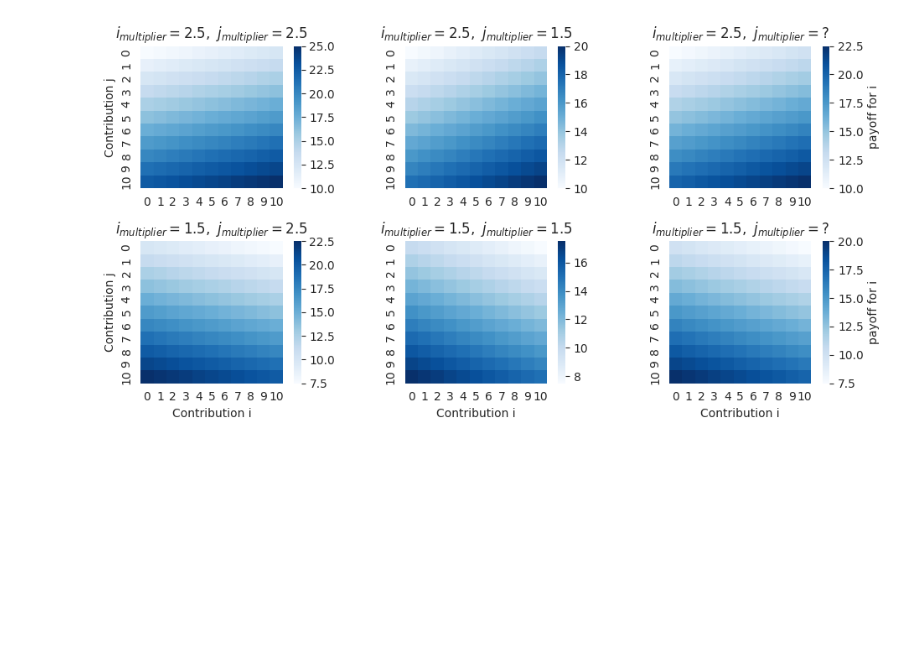
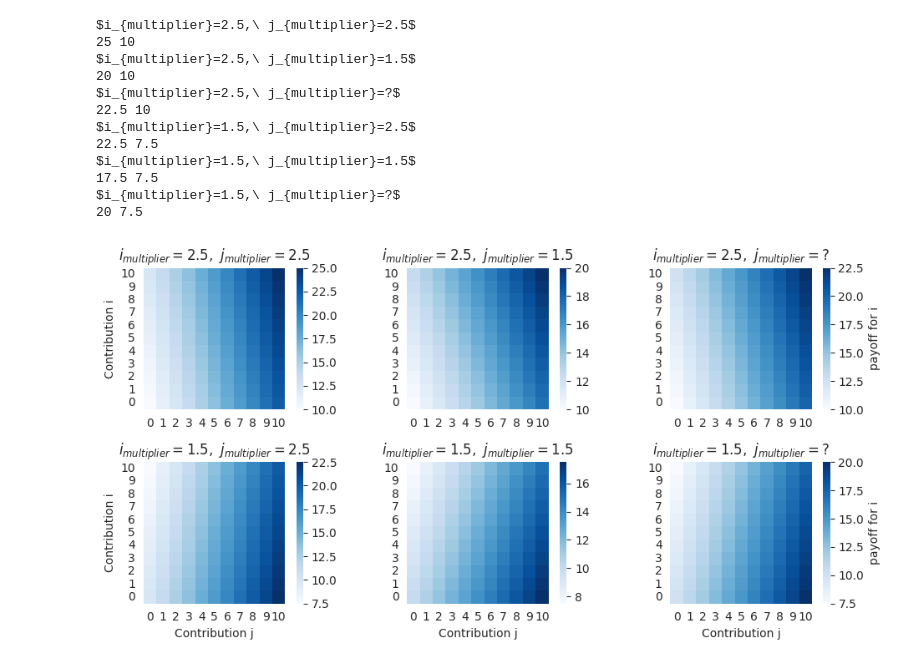
Before and after one commit to bsgarcia/CovidGoodGameAnalysis, a Jupyter notebook: methods.ipynb, the cells around one changed output. Saved outputs shown, nothing was run; the diff lists cells and outputs as text; code cells hidden in the pictures; blank space fills up the shorter version.

```diff
--- a/methods.ipynb
+++ b/methods.ipynb
@@ -12,8 +12,8 @@ def heatmap(good=2.5, bad=1.5, unknown=2):
     vmin = 7.5
     vmax = 25
 
-    labelx = 'Contribution i'
-    labely = 'Contribution j'
+    labelx = 'Contribution j'
+    labely = 'Contribution i'
     cbar_kw = {'label': 'payoff for i'}
     # creating a colormap
     colormap = plt.get_cmap("Blues")
@@ -34,37 +34,53 @@ def heatmap(good=2.5, bad=1.5, unknown=2):
         data = np.zeros((11, 11))
         for i in range(11):
             for j in range(11):
-                data[j, i] = 10 - i + ((i*t1 + j*t2)/2)
+                data[i, j] = 10 - i + ((i*t1 + j*t2)/2)
 
         max_ = data.flatten().max()
         min_ = data.flatten().min()
 
         # if max_ is round number, transform it to int
         max_ = int(max_) if max_ == int(max_)  else max_
         # same for min_
         min_ = int(min_) if min_ == int(min_) else min_
 
         to_display = data.copy().astype('str')
         to_display[(data != max_) & (data != min_)] = ''
         to_display[(data == max_)] = str(max_)
         to_display[(data == min_)] = str(min_)
+        print(title)
+        print(max_, min_)
 
-        sns.heatmap(data, cbar_kws=cbar_kw if count in (3, 6) else {'label': ''},cmap=colormap,  square=True)  #annot=to_display, fmt='',
+        ax = sns.heatmap(data, cbar_kws=cbar_kw if count in (3, 6) else {'label': ''},cmap=colormap,  square=True)  #annot=to_display, fmt='',
+        ax.invert_yaxis()
+        plt.yticks(rotation=0)
         if count > 3:
             plt.xlabel(labelx)
         if count in (1, 4):
             plt.ylabel(labely)
         plt.title(title)
         # plt.show()
 
 sns.set({'figure.figsize': (10, 5)})
 
 heatmap()
 plt.tight_layout()
 plt.savefig('fig/heatmap.svg')
 # data = np.array([[0.000000,0.000000],[-0.231049,0.000000],[-0.231049,0.000000]])
 # labels =  np.array([['A','B'],['C','D'],['E','F']])
 # fig, ax = plt.subplots()
 # ax = sns.heatmap(data, annot = labels, fmt = '')
 # %% [output]
+$i_{multiplier}=2.5,\ j_{multiplier}=2.5$
+25 10
+$i_{multiplier}=2.5,\ j_{multiplier}=1.5$
+20 10
+$i_{multiplier}=2.5,\ j_{multiplier}=?$
+22.5 10
+$i_{multiplier}=1.5,\ j_{multiplier}=2.5$
+22.5 7.5
+$i_{multiplier}=1.5,\ j_{multiplier}=1.5$
+17.5 7.5
+$i_{multiplier}=1.5,\ j_{multiplier}=?$
+20 7.5
-[figure, old version]
+[figure, new version]
```
Also changed, not shown: 14 other files.
